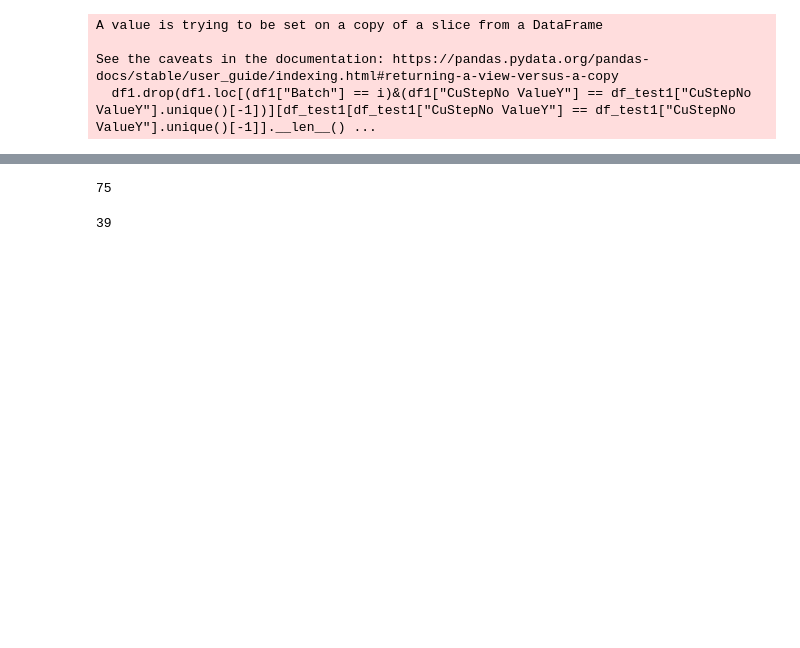
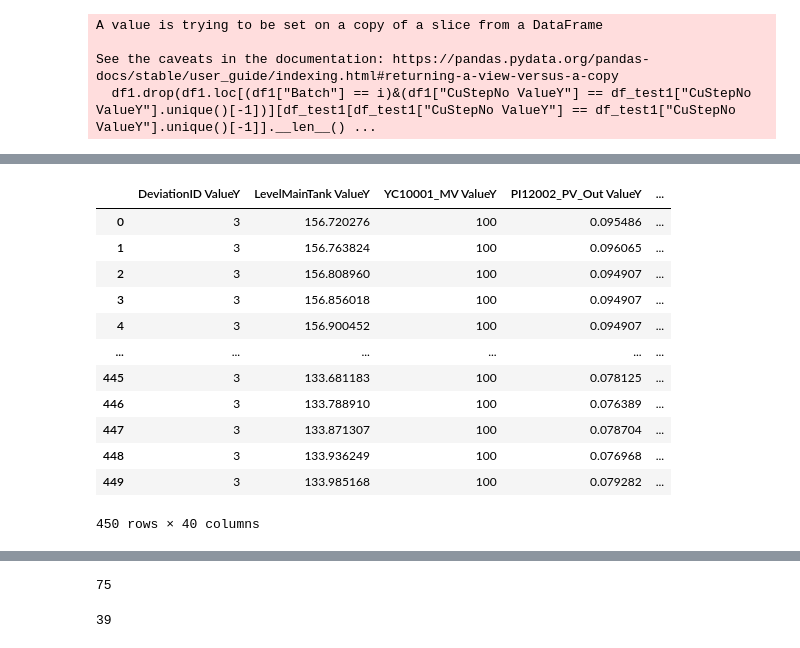
Before and after one commit to P-AEL/Analyse_von_Prozessdaten, a Jupyter notebook: Paul/ROCKET.ipynb, the cells around one changed output, grey strips where cells are left out. Drawn from its saved outputs; the diff is of its cells as text; code cells hidden in the pictures; blank space fills up the shorter version.

```diff
--- a/Paul/ROCKET.ipynb
+++ b/Paul/ROCKET.ipynb
@@ -85,0 +113,16 @@ X_train3 = df_train3.drop(["Next_Step","timestamp"],axis=1)
+# %%
+df_test1["Batch"] =
+# %% [output]
+|  | DeviationID ValueY | LevelMainTank ValueY | YC10001_MV ValueY | PI12002_PV_Out ValueY | ... |
+| 0 | 3 | 156.720276 | 100 | 0.095486 | ... |
+| 1 | 3 | 156.763824 | 100 | 0.096065 | ... |
+| 2 | 3 | 156.808960 | 100 | 0.094907 | ... |
+| 3 | 3 | 156.856018 | 100 | 0.094907 | ... |
+| 4 | 3 | 156.900452 | 100 | 0.094907 | ... |
+| ... | ... | ... | ... | ... | ... |
+| 445 | 3 | 133.681183 | 100 | 0.078125 | ... |
+| 446 | 3 | 133.788910 | 100 | 0.076389 | ... |
+| 447 | 3 | 133.871307 | 100 | 0.078704 | ... |
+| 448 | 3 | 133.936249 | 100 | 0.076968 | ... |
+| 449 | 3 | 133.985168 | 100 | 0.079282 | ... |
+450 rows × 40 columns
```
Also changed, not shown: parts of 8 cells of this notebook, 4 other files.
